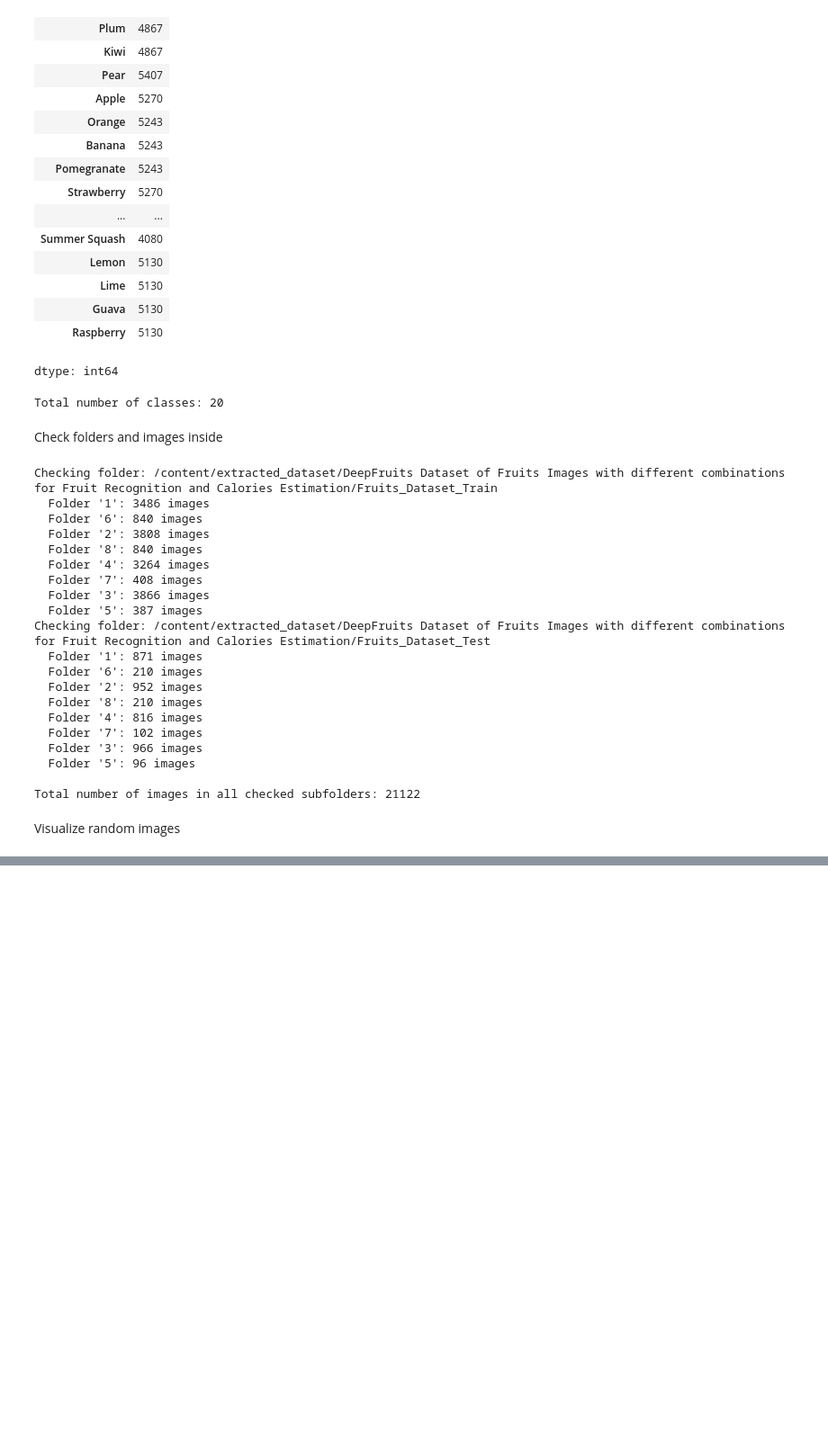
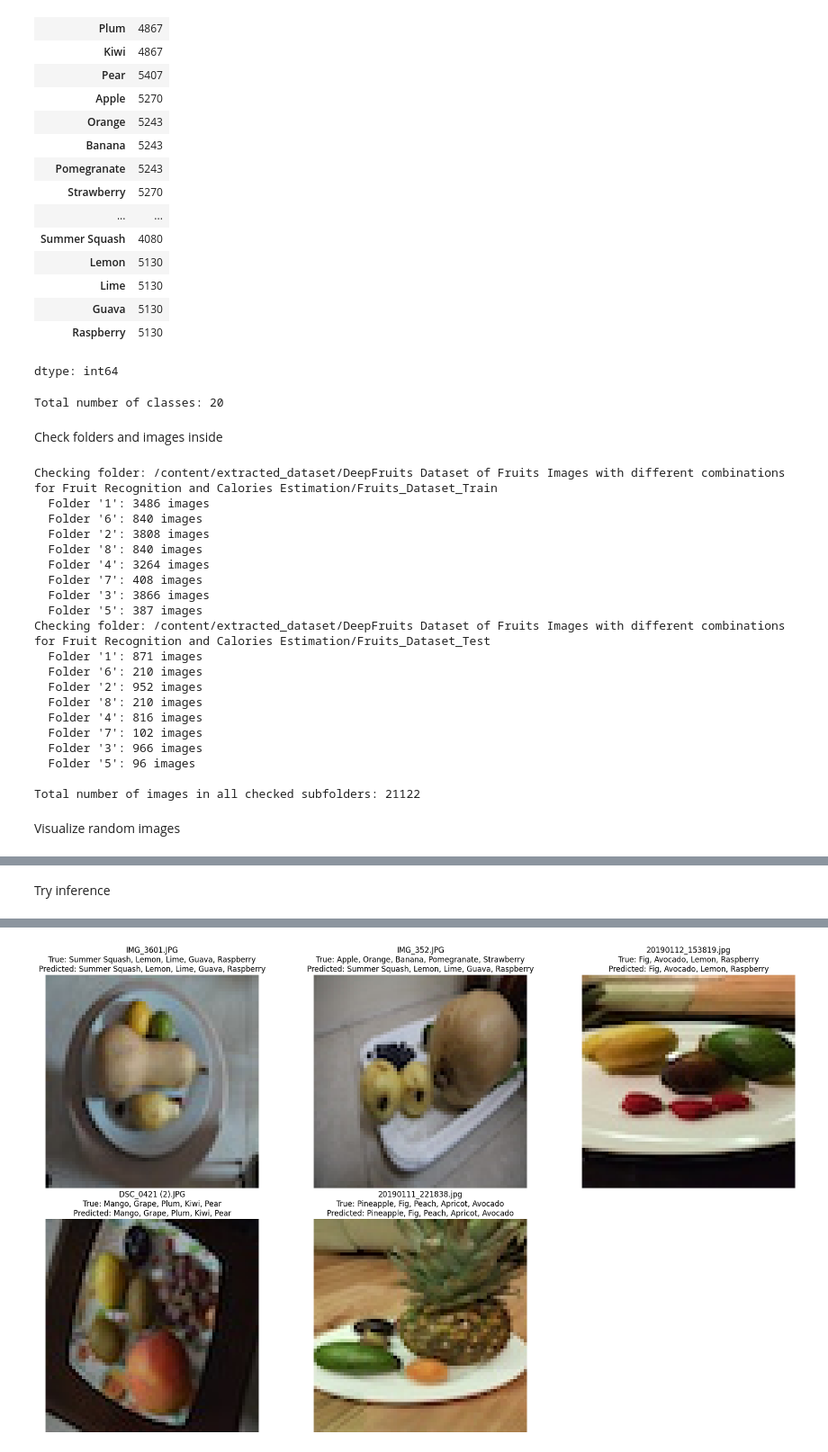
Before and after one commit to Cado87/Fruit-classification, a Jupyter notebook: Fruit_classifier_dataset_DeepFruit.ipynb, the cells around one changed output, grey strips where cells are left out. Shown at 90% size. Drawn from its saved outputs; the diff is of its cells as text; code cells hidden in the pictures; blank space fills up the shorter version.

Commit message:
Added first model

```diff
--- a/Fruit_classifier_dataset_DeepFruit.ipynb
+++ b/Fruit_classifier_dataset_DeepFruit.ipynb
@@ -194,0 +452,68 @@ plt.show()
+# %% [markdown]
+Try inference
+# %%
+import matplotlib.pyplot as plt
+import random
+from PIL import Image
+import numpy as np
+import os
+
+# Select a few random images from the validation set
+num_inference_examples = 5
+random_indices = random.sample(range(len(val_paths)), num_inference_examples)
+
+inference_paths = [val_paths[i] for i in random_indices]
+inference_true_labels = [val_labels[i] for i in random_indices]
+
+plt.figure(figsize=(18, 12)) # Adjusted figure size
+
+# Arrange images in a 2x3 grid (or similar based on num_inference_examples)
+rows = (num_inference_examples + 2) // 3 # Calculate number of rows needed
+cols = 3 # Number of columns
+
+# Select the first num_inference_examples from the shuffled list
+images_to_display = [all_image_files[i] for i in random_indices] # Use random_indices
+
+for i, image_path in enumerate(images_to_display):
+    # Load and preprocess the image
+    img = Image.open(image_path)
+    ax = plt.subplot(rows, cols, i + 1) # Arrange images in the calculated grid
+    ax.imshow(img)
+    ax.axis('off')
+
+    # Get the filename from the image path
+    file_name = os.path.basename(image_path)
+
+    # Find the row in the labels DataFrame that matches the filename
+    label_row = all_labels_df[all_labels_df['FileName'] == file_name]
+
+    # Get the labels for this image
+    labels = []
+    if not label_row.empty:
+        # Get the list of fruit columns (excluding 'FileName')
+        fruit_columns = all_labels_df.columns.tolist()
+        fruit_columns.remove('FileName')
+        for fruit_col in fruit_columns:
+            if label_row[fruit_col].iloc[0] == 1:
+                labels.append(fruit_col)
+
+    # Get the model's prediction
+    # Need to load and preprocess the image again for prediction as it's a separate loop
+    img_pred = load_img(image_path, target_size=(img_height, img_width))
+    img_array_pred = img_to_array(img_pred)
+    img_array_pred = img_array_pred / 255.0  # Normalize pixel values
+    img_array_pred = np.expand_dims(img_array_pred, axis=0) # Add batch dimension
+    predictions = model.predict(img_array_pred)
+    predicted_labels = (predictions > 0.5).astype(int)[0]
+    predicted_fruit_names = [fruit_names[j] for j, label in enumerate(predicted_labels) if label == 1]
+
+
+    # Create the title with true and predicted labels, and filename
+    title = f"{file_name}\nTrue: {', '.join(labels) if labels else 'None'}\nPredicted: {', '.join(predicted_fruit_names) if predicted_fruit_names else 'None'}"
+
+    ax.set_title(title)
+
+
+plt.tight_layout(rect=[0, 0.03, 1, 0.95]) # Adjust layout to prevent titles overlapping figure title
+plt.show()
+# %% [output]
@@ -194,0 +525 @@ plt.show()
+[figure, added]
```
Also changed, not shown: parts of 12 cells of this notebook.
